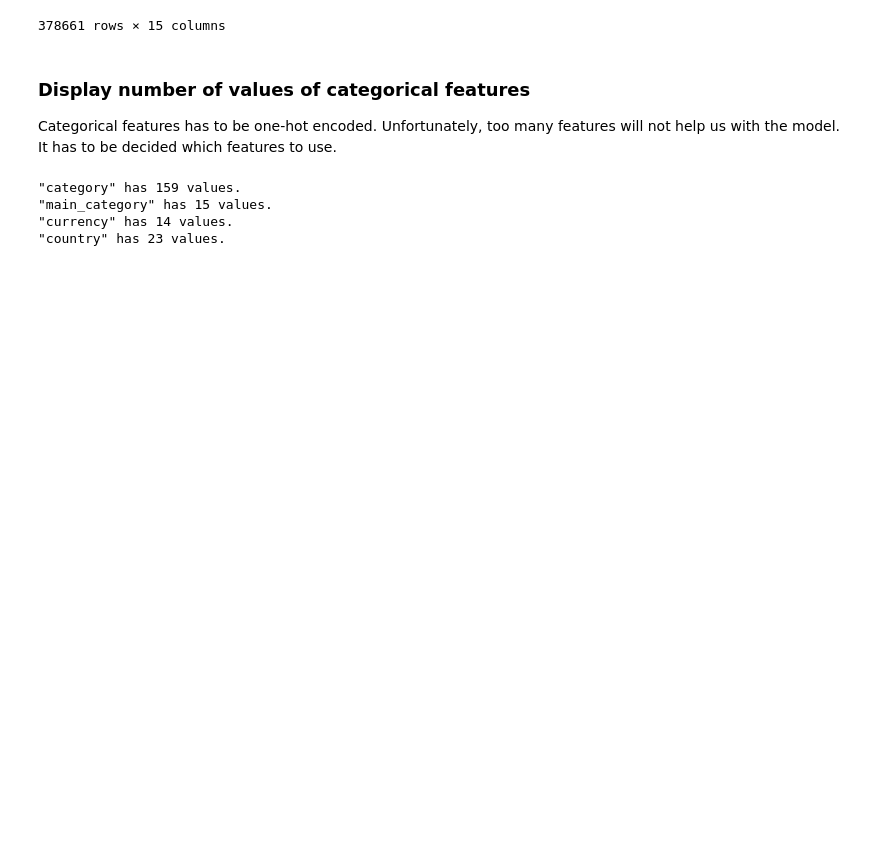
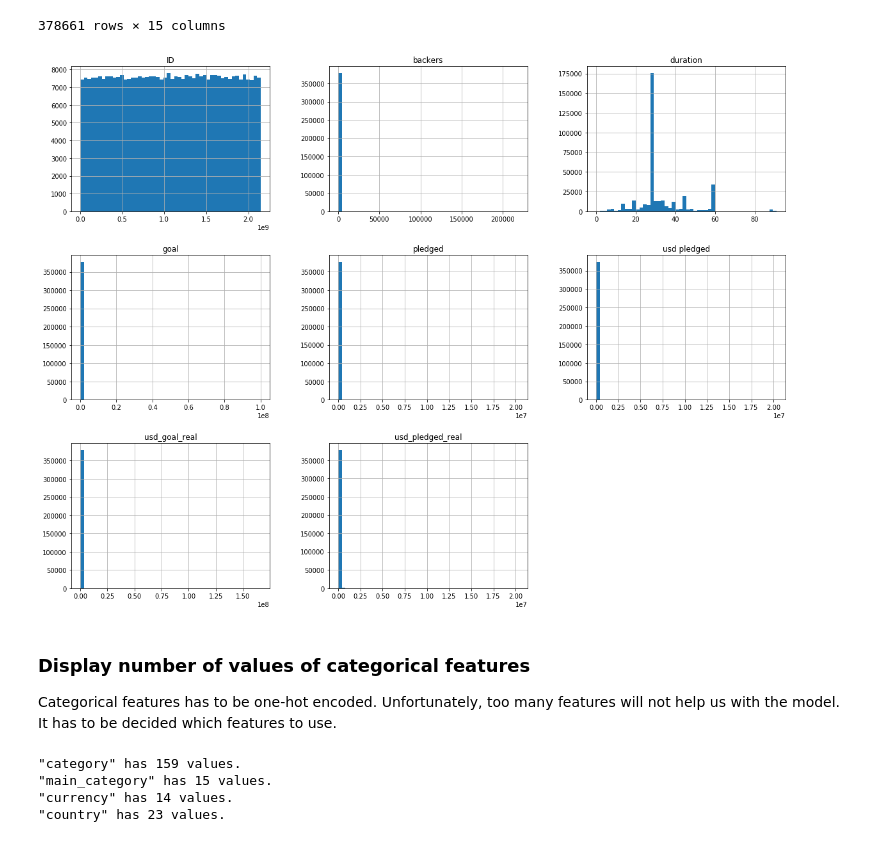
Before and after one commit to VladiGGeorgiev/ml-playground, a Jupyter notebook: ml/kickstarter_project.ipynb, the cells around one changed output. Cells and saved outputs as stored; diff of their text form; code cells hidden in the pictures; blank space fills up the shorter version.

```diff
--- a/ml/kickstarter_project.ipynb
+++ b/ml/kickstarter_project.ipynb
@@ -33,6 +37,11 @@ data
 | 378659 | 999987933 | BioDefense Education Kit | Technology | Technology | USD | 2016-02-13 | 15000.0 | 2016-01-13 18:13:53 | 200.0 | failed | ... |
 | 378660 | 999988282 | Nou Renmen Ayiti! We Love Haiti! | Performance Art | Art | USD | 2011-08-16 | 2000.0 | 2011-07-19 09:07:47 | 524.0 | failed | ... |
 378661 rows × 15 columns
+# %%
+data.hist(bins=50, figsize=(20,15))
+plt.show()
+# %% [output]
+[figure, added]
 # %% [markdown]
 ### Display number of values of categorical features
 
```
Also changed, not shown: parts of 20 cells of this notebook.
